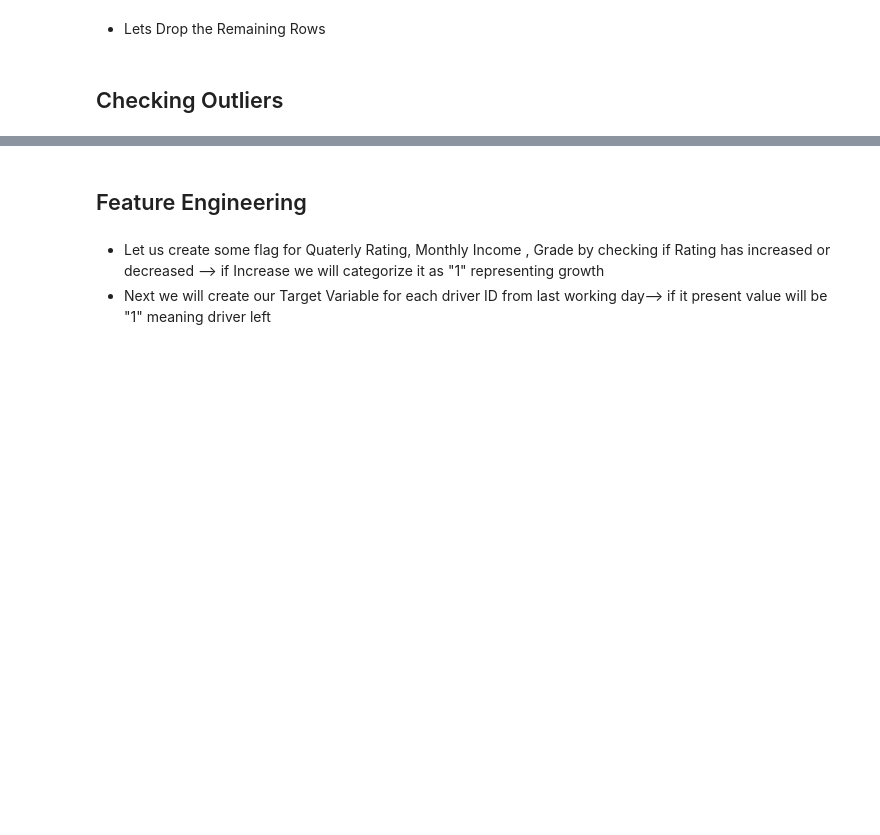
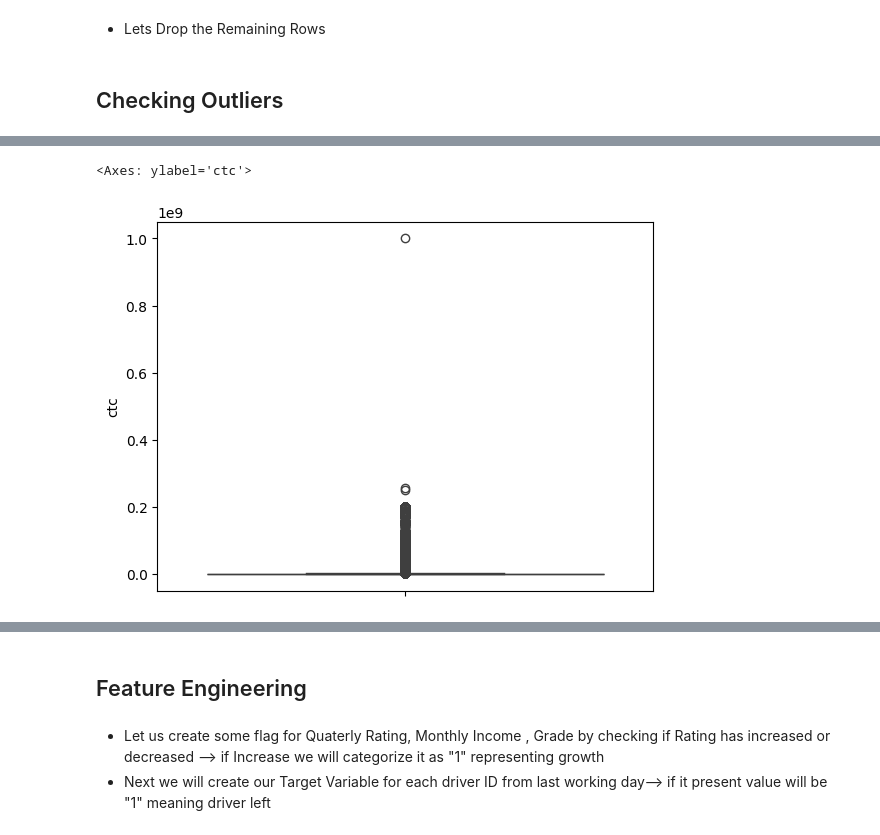
Before and after one commit to SharatGupta/DSML-Projects, a Jupyter notebook: Scaler - Clustering.ipynb, the cells around one changed output, grey strips where cells are left out. Saved outputs shown, nothing was run; the diff lists cells and outputs as text; code cells hidden in the pictures; blank space fills up the shorter version.

```diff
--- a/Scaler - Clustering.ipynb
+++ b/Scaler - Clustering.ipynb
@@ -348,0 +382,5 @@ data.orgyear.value_counts().sort_index(ascending=True)
+# %%
+sns.boxplot(y = data["ctc"])
+# %% [output]
+<Axes: ylabel='ctc'>
+[figure, added]
```
Also changed, not shown: parts of 13 cells of this notebook.
